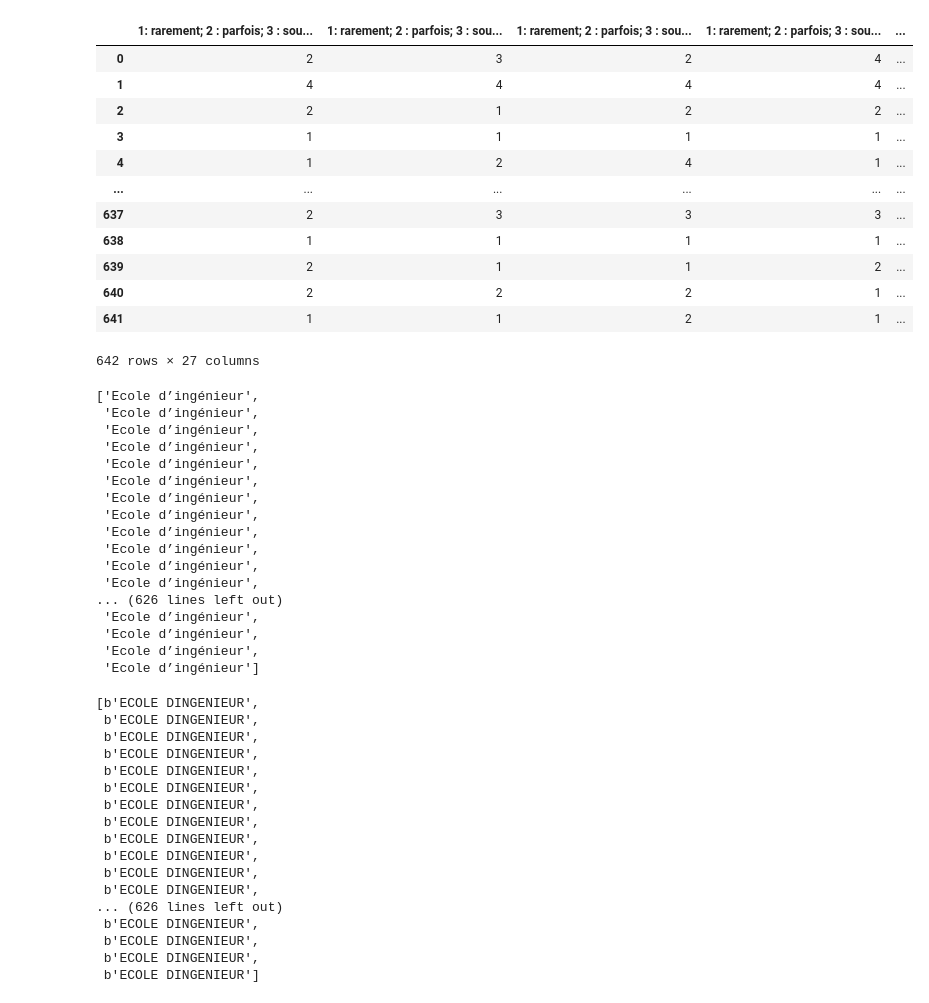
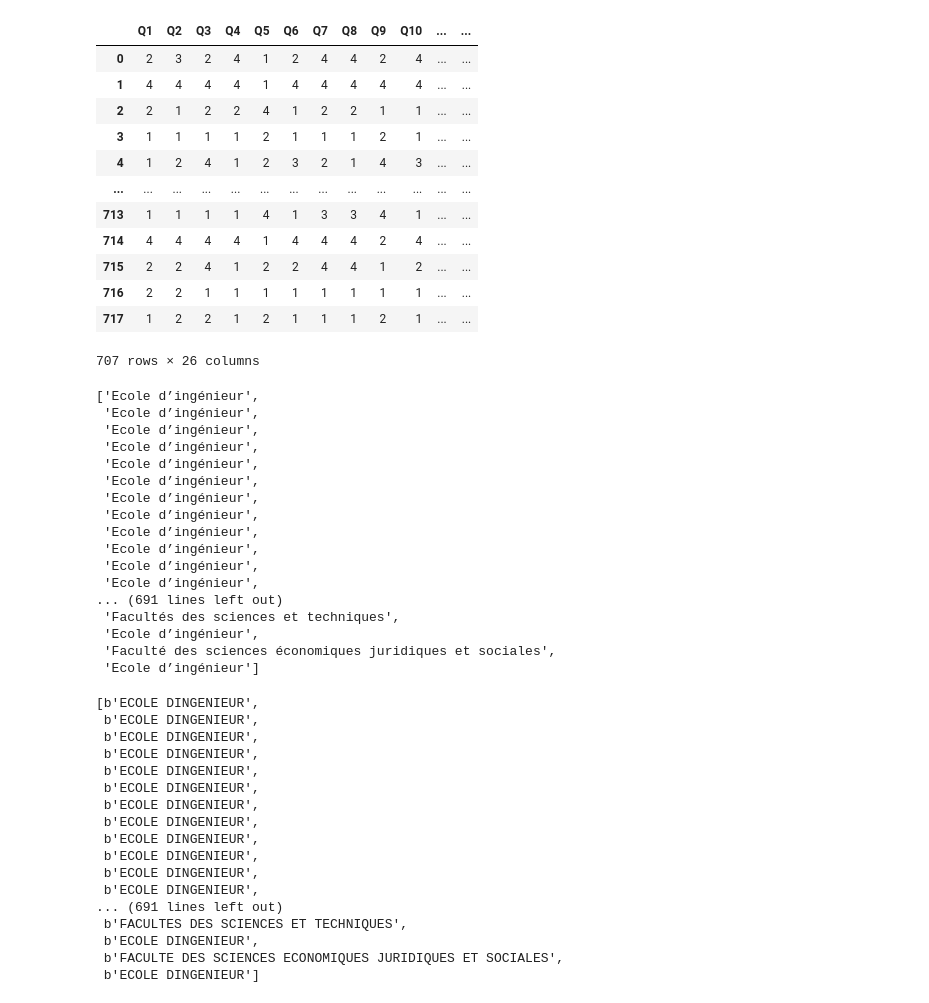
Before and after one commit to zerrouki-chaima/pfa, a Jupyter notebook: cleaning.ipynb, the cells around one changed output. Drawn from its saved outputs; the diff is of its cells as text; code cells hidden in the pictures.

```diff
--- a/cleaning.ipynb
+++ b/cleaning.ipynb
@@ -3,12 +4,11 @@ import pandas as pd
 from pandas import read_csv
 import unicodedata
 # %%
-data = pd.read_csv("pfa.csv")
+data = pd.read_csv("Data_Covid.csv")
 #suppression des reponses non
-indexNames = data[ (data['Est-ce que vous êtes étudiant(e)'] == 'Non')] .index
-
-#suppression des colonnes : date et premiere question
-data.drop(["Horodateur","Est-ce que vous êtes étudiant(e)"], axis = 1, inplace = True)
+data.drop(data[ (data['Est-ce que vous êtes étudiant(e)'] == 'Non')] .index , inplace=True)
+#suppression des colonnes : date, question et qst ouverte
+data.drop(["Horodateur","Est-ce que vous êtes étudiant(e)","En tant qu'étudiant, quels sont vos soucis et inquiétudes? exprimez-vous"], axis = 1, inplace = True)
 # %%
 data
 # %% [output]
@@ -27,0 +28,3 @@ data
+# %%
+data.columns = ["Q1","Q2","Q3","Q4","Q5","Q6","Q7","Q8","Q9","Q10","Q11","Q12","Q13", "Q14","Q15","Q16","Q17","Q18","Q19","Q20","sexe","etablissement","annee","residence","age"]
+data
@@ -46,3 +63,4 @@ array([[2, 3, 2, ..., 3, 1, 1],
 # %%
 #add score column
-data['score']=1.25*(anxiete.sum(axis=1))
+score = 1.25*(anxiete.sum(axis=1))
+score
@@ -49,19 +85,33 @@ data['score']=1.25*(anxiete.sum(axis=1))
+# %%
+#niveaux anxiete
+y = []
+for score in score:
+    if((score >= 25) and (score < 50)):
+        score = "état normal"
+    elif((score >= 50) and (score < 60)):
+        score = "niveau faible d’anxiété"
+    elif((score >= 60) and (score < 70)):
+        score = "niveau moyen d’anxiété"
+    elif(score >= 70):
+        score = "anxiété sévère"
+    y.append(score)
 # %%
+data['anxiete'] = y
 data
 # %% [output]
-|  | 1: rarement; 2 : parfois; 3 : sou... | 1: rarement; 2 : parfois; 3 : sou... | 1: rarement; 2 : parfois; 3 : sou... | 1: rarement; 2 : parfois; 3 : sou... | ... |
-| 0 | 2 | 3 | 2 | 4 | ... |
-| 1 | 4 | 4 | 4 | 4 | ... |
-| 2 | 2 | 1 | 2 | 2 | ... |
-| 3 | 1 | 1 | 1 | 1 | ... |
-| 4 | 1 | 2 | 4 | 1 | ... |
-| ... | ... | ... | ... | ... | ... |
-| 637 | 2 | 3 | 3 | 3 | ... |
-| 638 | 1 | 1 | 1 | 1 | ... |
-| 639 | 2 | 1 | 1 | 2 | ... |
-| 640 | 2 | 2 | 2 | 1 | ... |
-| 641 | 1 | 1 | 2 | 1 | ... |
+|  | Q1 | Q2 | Q3 | Q4 | Q5 | Q6 | Q7 | Q8 | Q9 | Q10 | ... | ... |
+| 0 | 2 | 3 | 2 | 4 | 1 | 2 | 4 | 4 | 2 | 4 | ... | ... |
+| 1 | 4 | 4 | 4 | 4 | 1 | 4 | 4 | 4 | 4 | 4 | ... | ... |
+| 2 | 2 | 1 | 2 | 2 | 4 | 1 | 2 | 2 | 1 | 1 | ... | ... |
+| 3 | 1 | 1 | 1 | 1 | 2 | 1 | 1 | 1 | 2 | 1 | ... | ... |
+| 4 | 1 | 2 | 4 | 1 | 2 | 3 | 2 | 1 | 4 | 3 | ... | ... |
+| ... | ... | ... | ... | ... | ... | ... | ... | ... | ... | ... | ... | ... |
+| 713 | 1 | 1 | 1 | 1 | 4 | 1 | 3 | 3 | 4 | 1 | ... | ... |
+| 714 | 4 | 4 | 4 | 4 | 1 | 4 | 4 | 4 | 2 | 4 | ... | ... |
+| 715 | 2 | 2 | 4 | 1 | 2 | 2 | 4 | 4 | 1 | 2 | ... | ... |
+| 716 | 2 | 2 | 1 | 1 | 1 | 1 | 1 | 1 | 1 | 1 | ... | ... |
+| 717 | 1 | 2 | 2 | 1 | 2 | 1 | 1 | 1 | 2 | 1 | ... | ... |
-642 rows × 27 columns
+707 rows × 26 columns
 # %%
 #Etablissement
 etablissement = dataset[:,21].tolist()
@@ -79,10 +129,10 @@ etablissement
  'Ecole d’ingénieur',
  'Ecole d’ingénieur',
  'Ecole d’ingénieur',
-... (626 lines left out)
+... (691 lines left out)
+ 'Facultés des sciences et techniques',
  'Ecole d’ingénieur',
- 'Ecole d’ingénieur',
- 'Ecole d’ingénieur',
+ 'Faculté des sciences économiques juridiques et sociales',
  'Ecole d’ingénieur']
 # %%
 #suppression des espaces au debut et à la fin + normalisation : suppression des accents + majuscule
@@ -103,10 +153,10 @@ etablissement
  b'ECOLE DINGENIEUR',
  b'ECOLE DINGENIEUR',
  b'ECOLE DINGENIEUR',
-... (626 lines left out)
+... (691 lines left out)
+ b'FACULTES DES SCIENCES ET TECHNIQUES',
  b'ECOLE DINGENIEUR',
- b'ECOLE DINGENIEUR',
- b'ECOLE DINGENIEUR',
+ b'FACULTE DES SCIENCES ECONOMIQUES JURIDIQUES ET SOCIALES',
  b'ECOLE DINGENIEUR']
 # %%
 #regroupement
```
Also changed, not shown: parts of 37 cells of this notebook.
